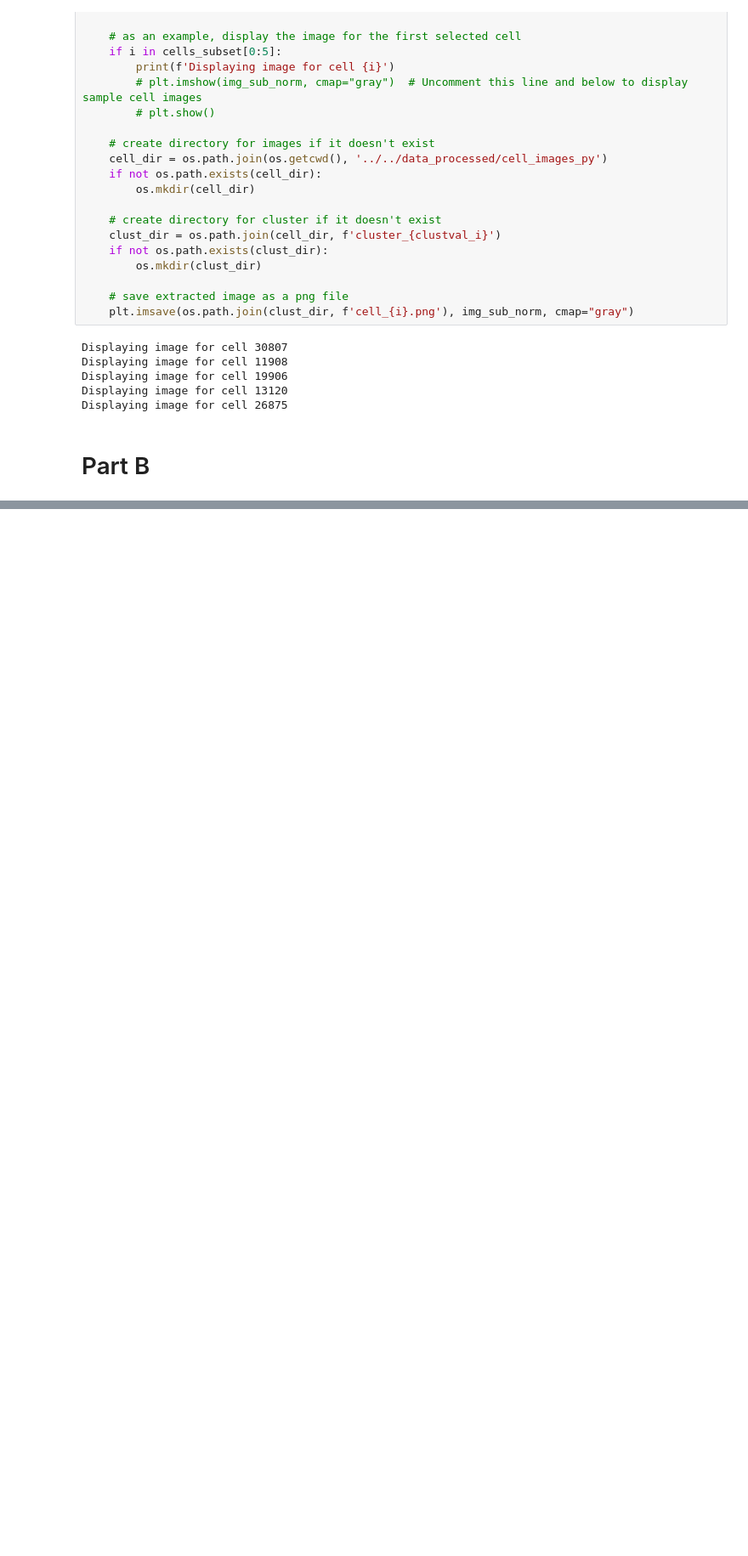
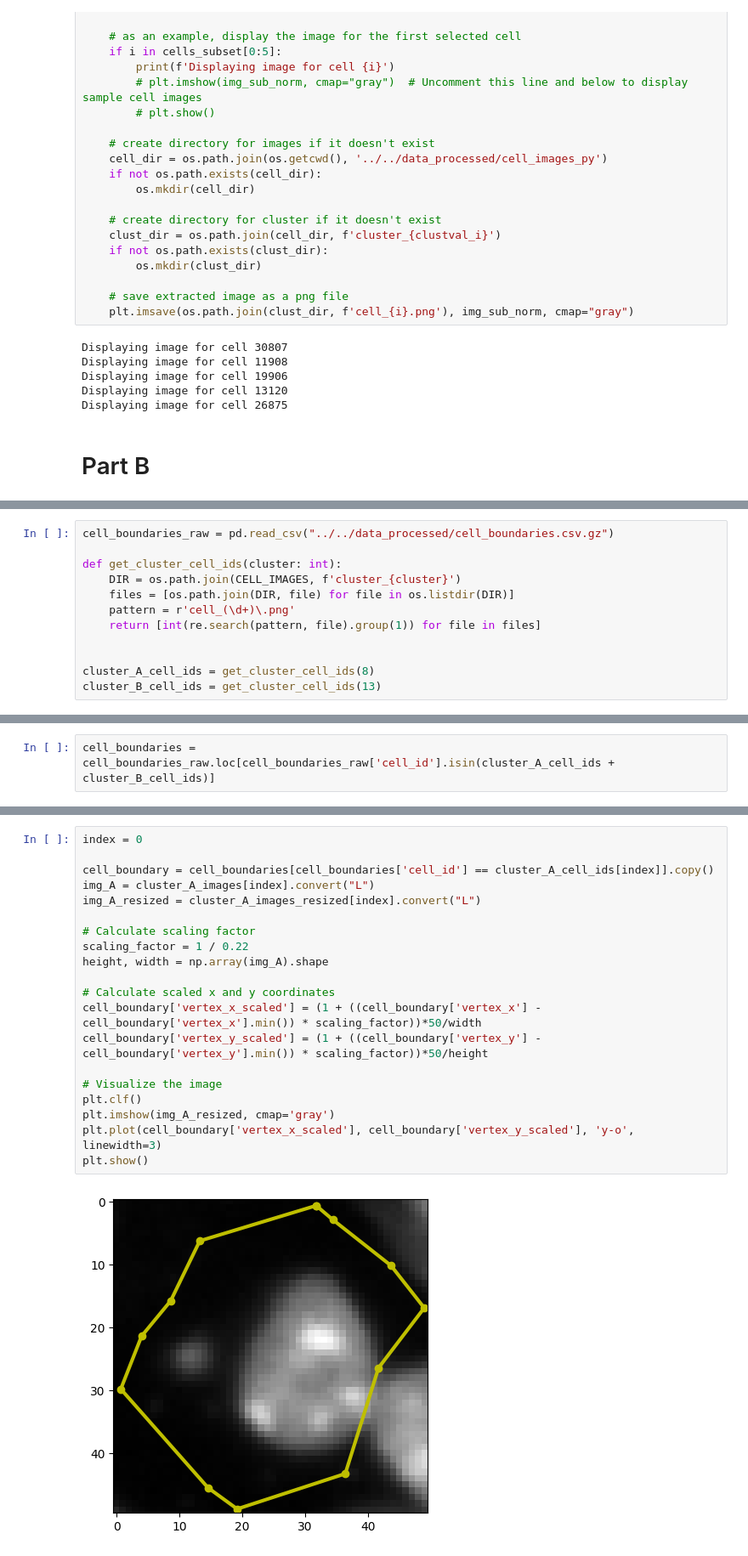
Before and after one commit to jiyu4399/DATA3888_Image_Group_2, a Jupyter notebook: processing.ipynb, the cells around one changed output, grey strips where cells are left out. Shown at 85% size. Cells and saved outputs as stored; diff of their text form; blank space fills up the shorter version.

```diff
--- a/processing.ipynb
+++ b/processing.ipynb
@@ -109,0 +159,12 @@ cluster_B_files = list(map(os.path.abspath, os.listdir(os.path.join(CELL_IMAGES,
+# %%
+cell_boundaries_raw = pd.read_csv("../../data_processed/cell_boundaries.csv.gz")
+
+def get_cluster_cell_ids(cluster: int):
+    DIR = os.path.join(CELL_IMAGES, f'cluster_{cluster}')
+    files = [os.path.join(DIR, file) for file in os.listdir(DIR)]
+    pattern = r'cell_(\d+)\.png'
+    return [int(re.search(pattern, file).group(1)) for file in files]
+
+
+cluster_A_cell_ids = get_cluster_cell_ids(8)
+cluster_B_cell_ids = get_cluster_cell_ids(13)
@@ -109,0 +173,2 @@ cluster_B_files = list(map(os.path.abspath, os.listdir(os.path.join(CELL_IMAGES,
+# %%
+cell_boundaries = cell_boundaries_raw.loc[cell_boundaries_raw['cell_id'].isin(cluster_A_cell_ids + cluster_B_cell_ids)]
@@ -109,0 +185,22 @@ cluster_B_files = list(map(os.path.abspath, os.listdir(os.path.join(CELL_IMAGES,
+# %%
+index = 0
+
+cell_boundary = cell_boundaries[cell_boundaries['cell_id'] == cluster_A_cell_ids[index]].copy()
+img_A = cluster_A_images[index].convert("L")
+img_A_resized = cluster_A_images_resized[index].convert("L")
+
+# Calculate scaling factor
+scaling_factor = 1 / 0.22
+height, width = np.array(img_A).shape
+
+# Calculate scaled x and y coordinates
+cell_boundary['vertex_x_scaled'] = (1 + ((cell_boundary['vertex_x'] - cell_boundary['vertex_x'].min()) * scaling_factor))*50/width
+cell_boundary['vertex_y_scaled'] = (1 + ((cell_boundary['vertex_y'] - cell_boundary['vertex_y'].min()) * scaling_factor))*50/height
+
+# Visualize the image
+plt.clf()
+plt.imshow(img_A_resized, cmap='gray')
+plt.plot(cell_boundary['vertex_x_scaled'], cell_boundary['vertex_y_scaled'], 'y-o', linewidth=3)
+plt.show()
+# %% [output]
+[figure, added]
```
Also changed, not shown: parts of 37 cells of this notebook, 2 other files.
